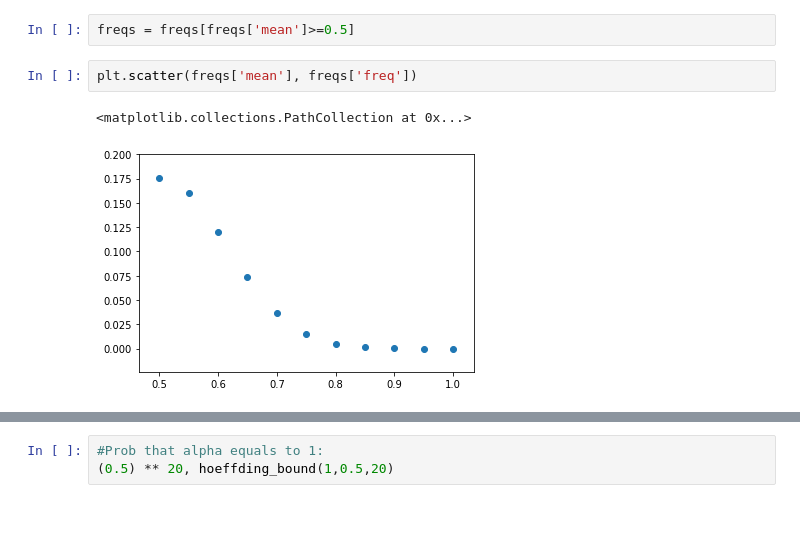
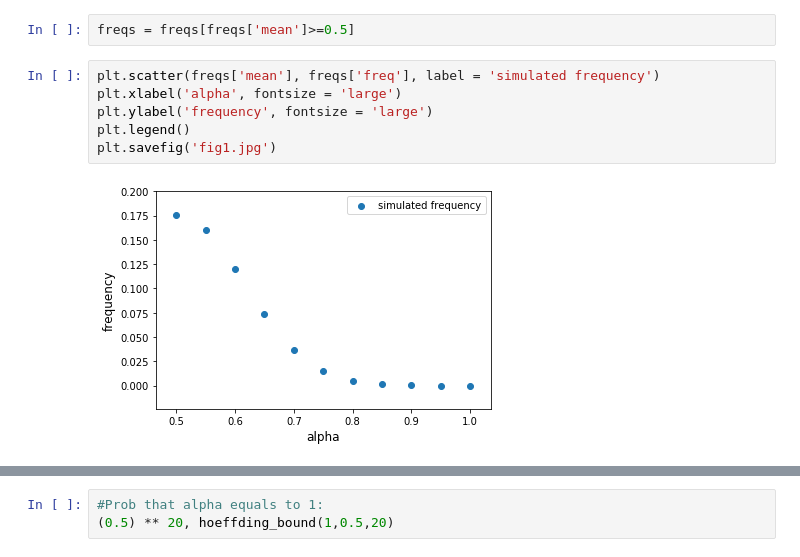
Before and after one commit to AsgerAndersen/ml_course, a Jupyter notebook: h2/illustration_of_hoeffding/illustration_of_hoeffding.ipynb, the cells around one changed output, grey strips where cells are left out. Cells and saved outputs as stored; diff of their text form; blank space fills up the shorter version.

```diff
--- a/h2/illustration_of_hoeffding/illustration_of_hoeffding.ipynb
+++ b/h2/illustration_of_hoeffding/illustration_of_hoeffding.ipynb
@@ -50,9 +35,12 @@ freqs['hoef_bound'] = freqs['mean'].apply(lambda x : hoeffding_bound(bias, x, n)
 freqs['mark_bound'] = freqs['mean'].apply(lambda x : markov_bound(bias, x))
 # %%
 freqs = freqs[freqs['mean']>=0.5]
-# %%
-plt.scatter(freqs['mean'], freqs['freq'])
-# %% [output]
-<matplotlib.collections.PathCollection at 0x...>
-[figure, removed]
+# %%
+plt.scatter(freqs['mean'], freqs['freq'], label = 'simulated frequency')
+plt.xlabel('alpha', fontsize = 'large')
+plt.ylabel('frequency', fontsize = 'large')
+plt.legend()
+plt.savefig('fig1.jpg')
+# %% [output]
+[figure, added]
 # %%
```
Also changed, not shown: parts of 4 cells of this notebook, 18 other files.
